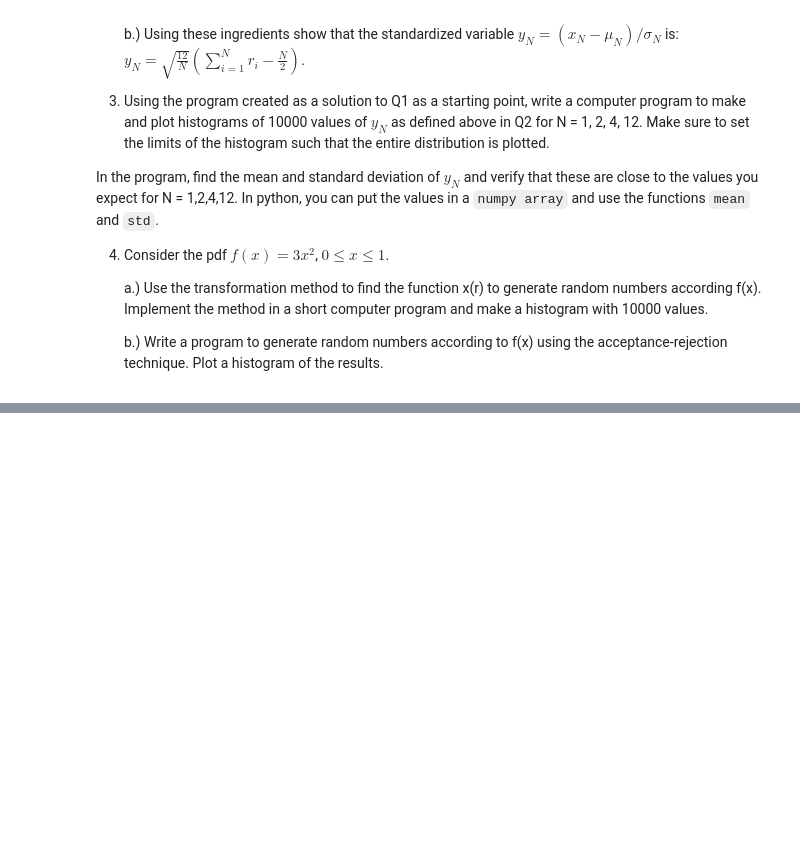
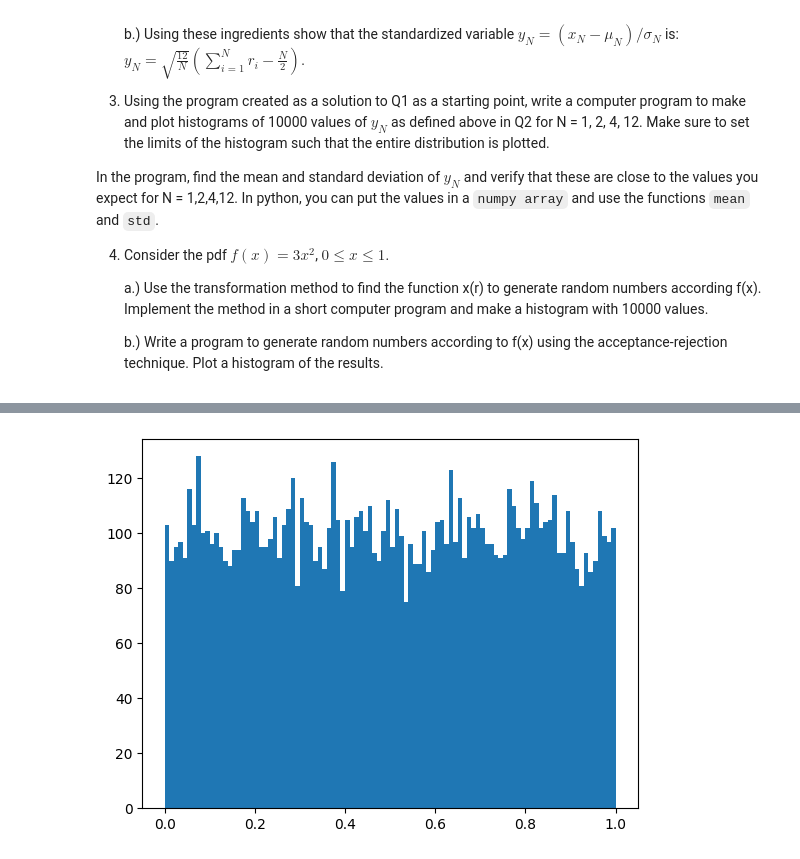
Before and after one commit to vukasinmilosevic/KSM2, a Jupyter notebook: Lecture_4/Vezbe4-Central_Limit_theorem_and_hypothesis_testing.ipynb, the cells around one changed output, grey strips where cells are left out. Saved outputs shown, nothing was run; the diff lists cells and outputs as text; code cells hidden in the pictures; blank space fills up the shorter version.

```diff
--- a/Lecture_4/Vezbe4-Central_Limit_theorem_and_hypothesis_testing.ipynb
+++ b/Lecture_4/Vezbe4-Central_Limit_theorem_and_hypothesis_testing.ipynb
@@ -549,0 +581,6 @@ In the program, find the mean and standard deviation of $y_N$ and verify that th
+# %%
+s = np.random.uniform(0,1,10000)
+plt.hist(s, bins=100)
+plt.show()
+# %% [output]
+[figure, added]
```
Also changed, not shown: parts of 25 cells of this notebook.
